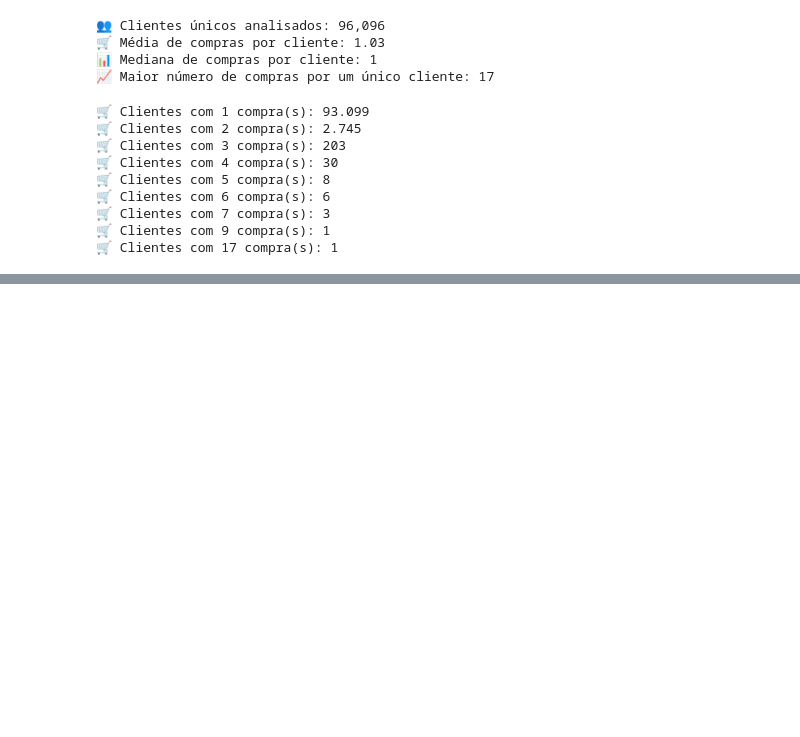
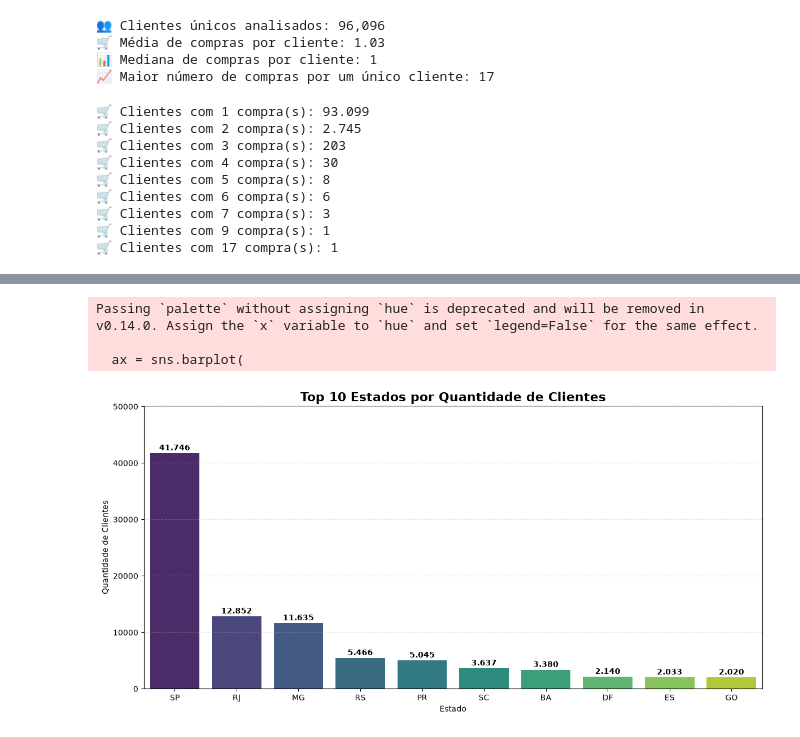
Before and after one commit to jaislercsmelo-tec/portfolio-data-science, a Jupyter notebook: 01-analise-exploratoria/notebooks/analise_exploratoria_olist.ipynb, the cells around one changed output, grey strips where cells are left out. Saved outputs shown, nothing was run; the diff lists cells and outputs as text; code cells hidden in the pictures; blank space fills up the shorter version.

```diff
--- a/01-analise-exploratoria/notebooks/analise_exploratoria_olist.ipynb
+++ b/01-analise-exploratoria/notebooks/analise_exploratoria_olist.ipynb
@@ -1171,0 +1483,5 @@ for compras, clientes in recorrencia.items():
+# %%
+clientes_por_estado = (
+    customers["customer_state"]
+    .value_counts()
+)
@@ -1171,0 +1549,54 @@ for compras, clientes in recorrencia.items():
+# %%
+top10 = clientes_por_estado.head(10)
+
+plt.figure(figsize=(12,6))
+
+ax = sns.barplot(
+    x=top10.index,
+    y=top10.values,
+    palette="viridis"
+)
+
+for i, valor in enumerate(top10.values):
+    ax.text(
+        i,
+        valor + 500,
+        f"{valor:,}".replace(",", "."),
+        ha="center",
+        fontweight="bold"
+    )
+
+plt.title(
+    "Top 10 Estados por Quantidade de Clientes",
+    fontsize=16,
+    fontweight="bold"
+)
+
+plt.xlabel("Estado")
+plt.ylabel("Quantidade de Clientes")
+
+plt.ylim(
+    0,
+    max(top10.values) * 1.20
+)
+
+plt.grid(
+    axis="y",
+    linestyle="--",
+    alpha=0.3
+)
+
+plt.tight_layout()
+
+plt.savefig(
+    "../images/12_clientes_por_estado.png",
+    bbox_inches="tight",
+    dpi=300
+)
+
+plt.show()
+# %% [output]
+Passing `palette` without assigning `hue` is deprecated and will be removed in v0.14.0. Assign the `x` variable to `hue` and set `legend=False` for the same effect.
+
+  ax = sns.barplot(
+[figure, added]
```
Also changed, not shown: parts of 29 cells of this notebook, 1 other file.
